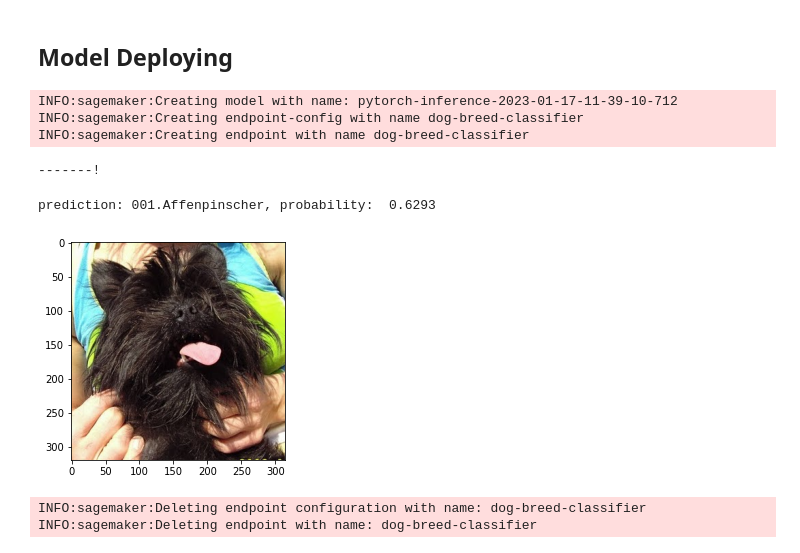
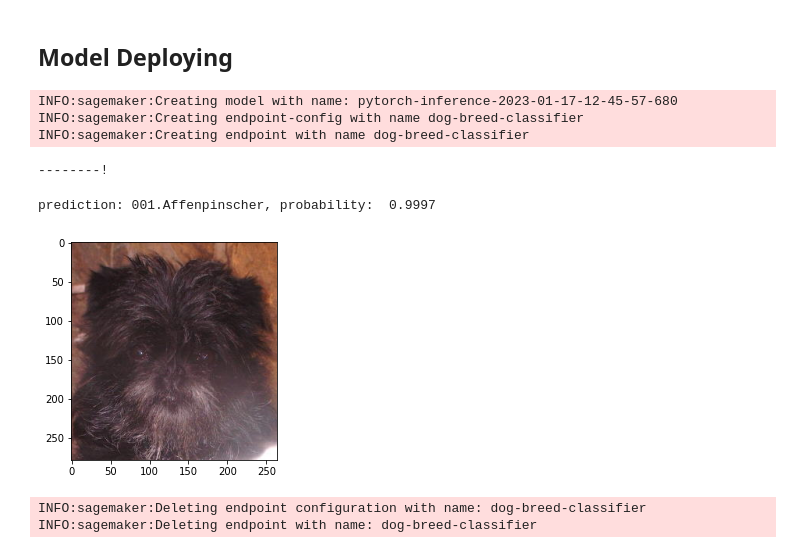
Before and after one commit to mmuchsin/dog-breed-classification, a Jupyter notebook: train_and_deploy.ipynb, the cells around one changed output. Saved outputs shown, nothing was run; the diff lists cells and outputs as text; code cells hidden in the pictures.

```diff
--- a/train_and_deploy.ipynb
+++ b/train_and_deploy.ipynb
@@ -321,7 +322,7 @@ rules = [
 ]
 
 hook_config = DebuggerHookConfig(
-    hook_parameters={"train.save_interval": "100", "eval.save_interval": "10"}
+    hook_parameters={"train.save_interval": "10", "eval.save_interval": "1"}
 )
 
 profiler_config = ProfilerConfig(
@@ -670,33 +644,33 @@ predictor = model.deploy(
     endpoint_name="dog-breed-classifier"
 )
 # %% [output]
-INFO:sagemaker:Creating model with name: pytorch-inference-2023-01-17-11-39-10-712
+INFO:sagemaker:Creating model with name: pytorch-inference-2023-01-17-12-45-57-680
 INFO:sagemaker:Creating endpoint-config with name dog-breed-classifier
 INFO:sagemaker:Creating endpoint with name dog-breed-classifier
--------!
+--------!
 # %%
 # TODO: Run an prediction on the endpoint
 # TODO: Your code to load and preprocess image to send to endpoint for prediction
 
 test_classes = {v: k for k, v in test_dataset.class_to_idx.items()}
 
-img_path = "./dogImages/test/001.Affenpinscher/Affenpinscher_00003.jpg"
+img_path = "./dogImages/test/001.Affenpinscher/Affenpinscher_00071.jpg"
 with open(img_path,"rb") as img:
     b_img = img.read()
 
 res = predictor.predict(b_img)
 idx = torch.argmax(torch.tensor(res), 1)
 pred_class = test_classes.get(idx.item())
 probs = F.softmax(torch.tensor(res), 1).squeeze()
 prob = probs[idx.item()]
 
 preview = Image.open(img_path)
 plt.imshow(preview)
 
 print(f"prediction: {pred_class}, probability: {prob: .4f}")
 # %% [output]
-prediction: 001.Affenpinscher, probability:  0.6293
+prediction: 001.Affenpinscher, probability:  0.9997
-[figure, old version]
+[figure, new version]
 # %%
 # TODO: Remember to shutdown/delete your endpoint once your work is done
 predictor.delete_endpoint()
```
Also changed, not shown: parts of 21 cells of this notebook.
